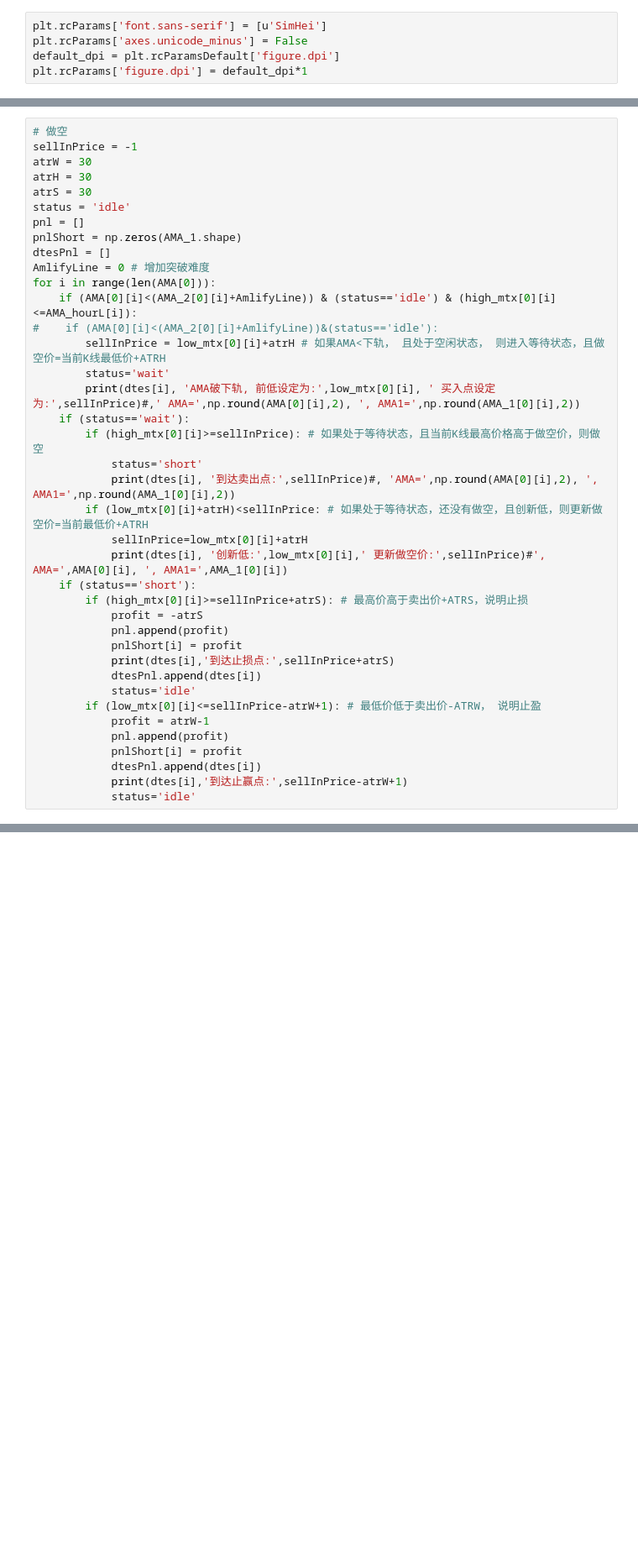
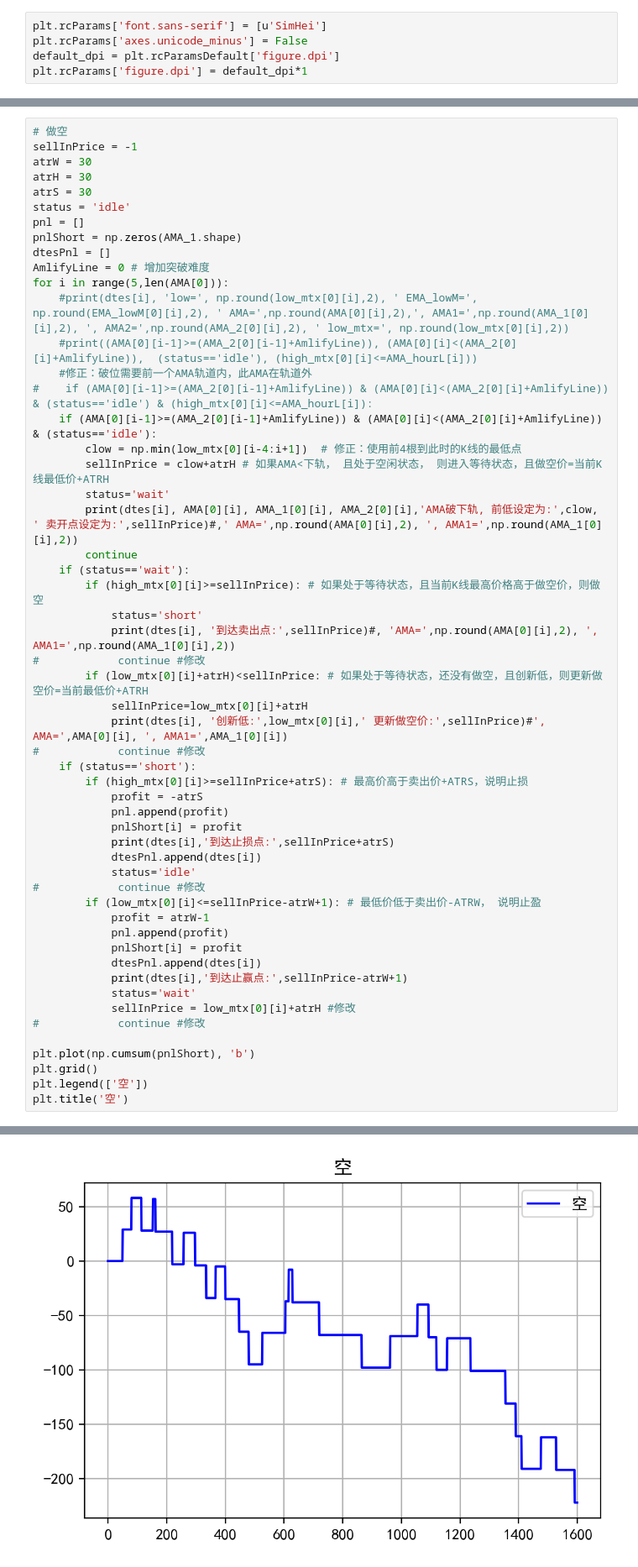
Before and after one commit to xudong2019/coresearch, a Jupyter notebook: 玉晶量化1号/research.ipynb, the cells around one changed output, grey strips where cells are left out. Shown at 84% size. Cells and saved outputs as stored; diff of their text form; blank space fills up the shorter version.

```diff
--- a/玉晶量化1号/research.ipynb
+++ b/玉晶量化1号/research.ipynb
@@ -244,19 +299,26 @@ pnl = []
 pnlShort = np.zeros(AMA_1.shape)
 dtesPnl = []
 AmlifyLine = 0 # 增加突破难度
-for i in range(len(AMA[0])):
-    if (AMA[0][i]<(AMA_2[0][i]+AmlifyLine)) & (status=='idle') & (high_mtx[0][i]<=AMA_hourL[i]):
-#    if (AMA[0][i]<(AMA_2[0][i]+AmlifyLine))&(status=='idle'):
-        sellInPrice = low_mtx[0][i]+atrH # 如果AMA<下轨， 且处于空闲状态， 则进入等待状态，且做空价=当前K线最低价+ATRH
+for i in range(5,len(AMA[0])):
+    #print(dtes[i], 'low=', np.round(low_mtx[0][i],2), ' EMA_lowM=', np.round(EMA_lowM[0][i],2), ' AMA=',np.round(AMA[0][i],2),', AMA1=',np.round(AMA_1[0][i],2), ', AMA2=',np.round(AMA_2[0][i],2), ' low_mtx=', np.round(low_mtx[0][i],2))
+    #print((AMA[0][i-1]>=(AMA_2[0][i-1]+AmlifyLine)), (AMA[0][i]<(AMA_2[0][i]+AmlifyLine)),  (status=='idle'), (high_mtx[0][i]<=AMA_hourL[i]))
+    #修正：破位需要前一个AMA轨道内，此AMA在轨道外
+#    if (AMA[0][i-1]>=(AMA_2[0][i-1]+AmlifyLine)) & (AMA[0][i]<(AMA_2[0][i]+AmlifyLine)) & (status=='idle') & (high_mtx[0][i]<=AMA_hourL[i]):
+    if (AMA[0][i-1]>=(AMA_2[0][i-1]+AmlifyLine)) & (AMA[0][i]<(AMA_2[0][i]+AmlifyLine)) & (status=='idle'):
+        clow = np.min(low_mtx[0][i-4:i+1])  # 修正：使用前4根到此时的K线的最低点
+        sellInPrice = clow+atrH # 如果AMA<下轨， 且处于空闲状态， 则进入等待状态，且做空价=当前K线最低价+ATRH
         status='wait'
-        print(dtes[i], 'AMA破下轨, 前低设定为:',low_mtx[0][i], ' 买入点设定为:',sellInPrice)#,' AMA=',np.round(AMA[0][i],2), ', AMA1=',np.round(AMA_1[0][i],2))
+        print(dtes[i], AMA[0][i], AMA_1[0][i], AMA_2[0][i],'AMA破下轨, 前低设定为:',clow, ' 卖开点设定为:',sellInPrice)#,' AMA=',np.round(AMA[0][i],2), ', AMA1=',np.round(AMA_1[0][i],2))
+        continue
     if (status=='wait'):
         if (high_mtx[0][i]>=sellInPrice): # 如果处于等待状态，且当前K线最高价格高于做空价，则做空
             status='short'
             print(dtes[i], '到达卖出点:',sellInPrice)#, 'AMA=',np.round(AMA[0][i],2), ', AMA1=',np.round(AMA_1[0][i],2))
+#            continue #修改
         if (low_mtx[0][i]+atrH)<sellInPrice: # 如果处于等待状态，还没有做空，且创新低，则更新做空价=当前最低价+ATRH
             sellInPrice=low_mtx[0][i]+atrH
             print(dtes[i], '创新低:',low_mtx[0][i],' 更新做空价:',sellInPrice)#', AMA=',AMA[0][i], ', AMA1=',AMA_1[0][i])
+#            continue #修改
     if (status=='short'):
         if (high_mtx[0][i]>=sellInPrice+atrS): # 最高价高于卖出价+ATRS，说明止损
             profit = -atrS
@@ -265,10 +327,19 @@ for i in range(len(AMA[0])):
             print(dtes[i],'到达止损点:',sellInPrice+atrS)
             dtesPnl.append(dtes[i])
             status='idle'
+#            continue #修改
         if (low_mtx[0][i]<=sellInPrice-atrW+1): # 最低价低于卖出价-ATRW， 说明止盈
             profit = atrW-1
             pnl.append(profit)
             pnlShort[i] = profit
             dtesPnl.append(dtes[i])
             print(dtes[i],'到达止赢点:',sellInPrice-atrW+1)
-            status='idle'
+            status='wait'
+            sellInPrice = low_mtx[0][i]+atrH #修改
+#            continue #修改
+
+plt.plot(np.cumsum(pnlShort), 'b')
+plt.grid()
+plt.legend(['空'])
+plt.title('空')
+# %% [output]
@@ -275 +364,2 @@ for i in range(len(AMA[0])):
+[figure, added]
 # %%
```
Also changed, not shown: parts of 18 cells of this notebook, 11 other files.
